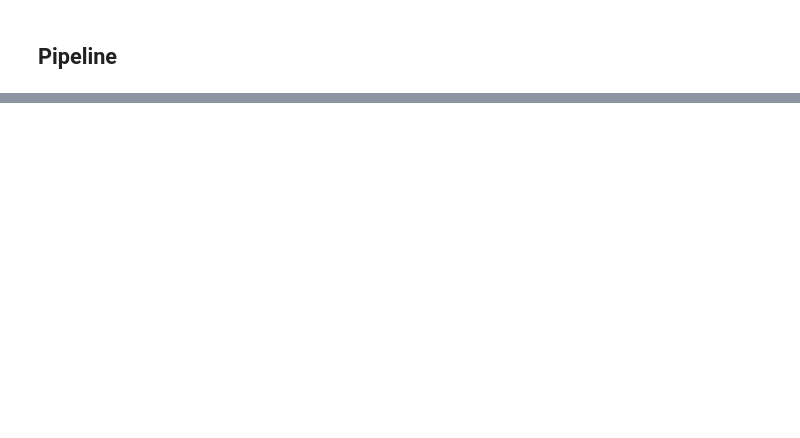
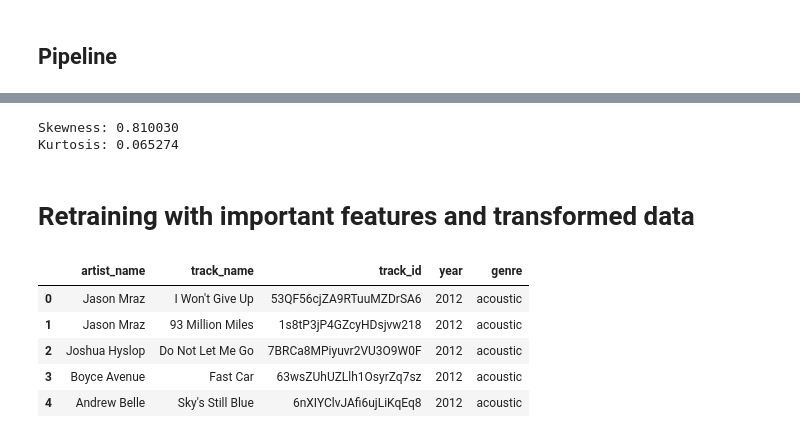
Before and after one commit to Abstract-Dex/Spotify-Data-Insights, a Jupyter notebook: main.ipynb, the cells around one changed output, grey strips where cells are left out. Cells and saved outputs as stored; diff of their text form; code cells hidden in the pictures; blank space fills up the shorter version.

```diff
--- a/main.ipynb
+++ b/main.ipynb
@@ -256,0 +258,20 @@ Text(0.5, 0, 'Random Forest Feature Importance')
+# %%
+#Skewness and Kurtosis
+print("Skewness: %f" % df['popularity'].skew())
+print("Kurtosis: %f" % df['popularity'].kurt())
+# %% [output]
+Skewness: 0.810030
+Kurtosis: 0.065274
+# %% [markdown]
+# Retraining with important features and transformed data
+# %%
+df_new=pd.DataFrame(df.copy()[['artist_name','track_name','track_id','year','genre']])
+# %%
+df_new.head()
+# %% [output]
+|  | artist_name | track_name | track_id | year | genre |
+| 0 | Jason Mraz | I Won't Give Up | 53QF56cjZA9RTuuMZDrSA6 | 2012 | acoustic |
+| 1 | Jason Mraz | 93 Million Miles | 1s8tP3jP4GZcyHDsjvw218 | 2012 | acoustic |
+| 2 | Joshua Hyslop | Do Not Let Me Go | 7BRCa8MPiyuvr2VU3O9W0F | 2012 | acoustic |
+| 3 | Boyce Avenue | Fast Car | 63wsZUhUZLlh1OsyrZq7sz | 2012 | acoustic |
+| 4 | Andrew Belle | Sky's Still Blue | 6nXIYClvJAfi6ujLiKqEq8 | 2012 | acoustic |
```
Also changed, not shown: parts of 18 cells of this notebook.
